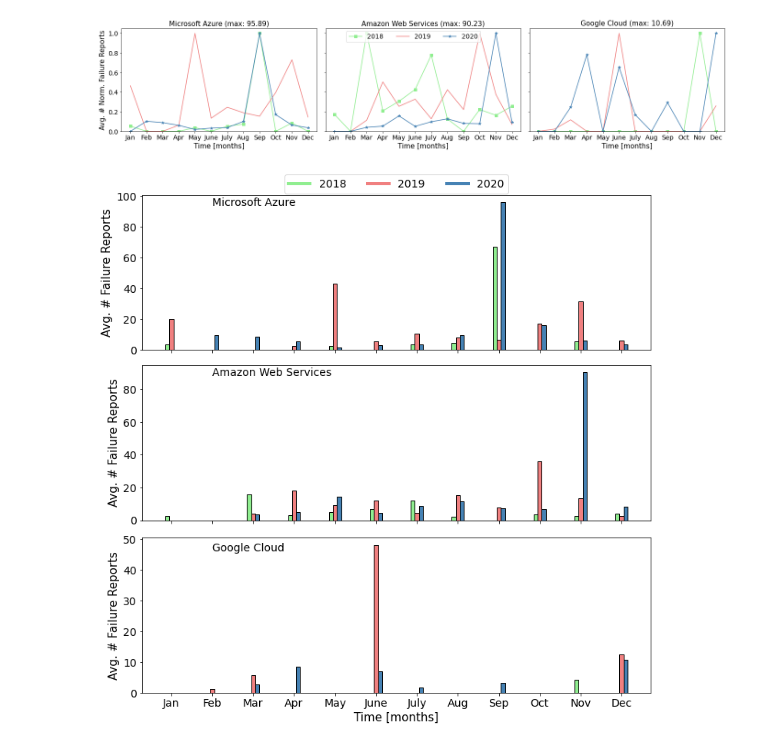
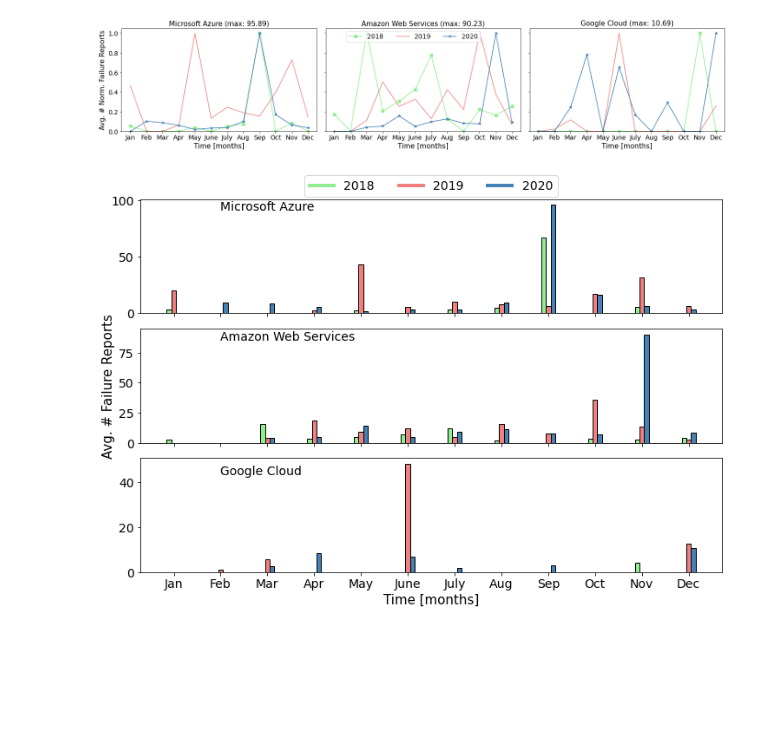
Before and after one commit to CetinMehmet/cloud-failure-characterization, a Jupyter notebook: down-detector/scripts/user_report_count_analysis.ipynb, the cells around one changed output. Drawn from its saved outputs; the diff is of its cells as text; code cells hidden in the pictures; blank space fills up the shorter version.

```diff
--- a/down-detector/scripts/general_report_count_analysis.ipynb
+++ b/down-detector/scripts/user_report_count_analysis.ipynb
@@ -71,7 +55,7 @@ plt.savefig("./plots/general_report_count_dots.pdf", dpi=100)
 # %% [output]
 [figure]
 # %%
-colors = ["lightgreen", "lightcoral", "steelblue"]
+colors = ["steelblue", "lightcoral", "lightgreen"]
 providers = set(df["provider"].values)
 
 handles, labels = [], []
@@ -86,13 +70,13 @@ for i, service in enumerate(providers):
                       partial_grouped_df["count"].values,
                       c=colors[i],
                       label=service + " (average: " +  str(round(np.mean(partial_grouped_df["count"]), 2)) + ", max: " + str(np.max(partial_grouped_df["count"])) +  ")",
-                      s=10,marker='s')
+                      s=30, marker='s')
     else:
          ax[i].scatter(partial_grouped_df["day"].values,
                   partial_grouped_df["count"].values,
                   c=colors[i],
                   label=service + " (" +  str(round(np.mean(partial_grouped_df["count"].values), 2)) + ", " + str(np.max(partial_grouped_df["count"])) + ")",
-                  s=10,marker='s')
+                  s=30, marker='s')
 
     ax[1].set_ylabel("Total # Failure Reports", fontsize=16)
     ax[1].yaxis.set_label_coords(-0.06, 0.55)
@@ -102,7 +86,7 @@ for i, service in enumerate(providers):
 
     if i == 2:
         ax[i].set_ylim(0, 14000)
-        ax[i].legend(fontsize=14, loc="center left", markerscale=1)
+        ax[i].legend(fontsize=14, loc="center left", markerscale=2)
         ax[i].set_xlabel("Date", fontsize=16)
     else:
         ax[i].set_ylim(0, )
@@ -122,7 +106,7 @@ See the caveats in the documentation: https://pandas.pydata.org/pandas-docs/stab
 DAY = 24
 MID_DAY = int(DAY / 2)
 WEEK = 7 * DAY
-colors = ["lightgreen", "lightcoral", "steelblue"]
+colors = ["lightgreen", "steelblue", "lightcoral"]
 
 providers = df["provider"].unique()
 fig, ax = plt.subplots(1, 3, figsize=(16, 4), constrained_layout=True)
@@ -148,7 +132,7 @@ plt.savefig("./plots/weekly_total_num_failure_reports.pdf", dpi=100)
 DAY = 24
 MID_DAY = int(DAY / 2)
 WEEK = 7 * DAY
-colors = ["lightgreen", "lightcoral", "steelblue"]
+colors = ["lightgreen", "steelblue", "lightcoral"]
 
 providers = df["provider"].unique()
 fig, ax = plt.subplots(1, 3, figsize=(14, 4), constrained_layout=True, sharey=True)
@@ -167,6 +151,7 @@ for i, vendor in enumerate(providers):
     ax[i].legend(loc='center', bbox_to_anchor=(0.5, 1.07), ncol=1, fontsize=14)
     ax[i].set_xticks([tick for tick in range(MID_DAY-1, WEEK, DAY)])
     ax[i].set_xticklabels(["Mon", "Tue", "Wed", "Thu", "Fri", "Sat", "Sun"], fontsize=14)
+
     xcoords = [0] + [xcoord for xcoord in range(23, WEEK, DAY)]
     for xc in xcoords:
         ax[i].axvline(x=xc, color="gray", lw=0.5)
@@ -297,7 +282,7 @@ years = df["year"].unique()
 bar_w = 0.1
 colors = ["lightgreen", "lightcoral", "steelblue"]
 providers = df["provider"].unique()
-fig, ax = plt.subplots(3, 1, figsize=(10, 10), constrained_layout=True)
+fig, ax = plt.subplots(3, 1, figsize=(10, 7), constrained_layout=True)
 for i, vendor in enumerate(providers):
 
     bar_locs = []
@@ -323,34 +308,34 @@ for i, vendor in enumerate(providers):
             df_m = dfi[dfi["month"] == m]
             df_months.append(df_m)
 
         bar_locs.extend([idx - bar_w, idx, idx + bar_w])
         bar_heights.extend([df_months[0]['count_sum'].values[0], df_months[1]['count_sum'].values[0], df_months[2]['count_sum'].values[0]])
 
     ax[i].bar(
          x=bar_locs,
          height=bar_heights,
          width=bar_w,
          align='center',
          color=colors * int(len(bar_heights) / 3),
          edgecolor='black'
     )
 
     ax[i].set_ylim(0, )
     if i != len(providers) - 1:
         ax[i].set_xticklabels([])
 
-    ax[0].legend(custom_lines, ['2018', '2019', '2020'], ncol=3, loc='center', bbox_to_anchor=(0.5, 1.07), fontsize=14)
-    ax[i].set_ylabel("Avg. # Failure Reports", fontsize=15)
+    ax[0].legend(custom_lines, ['2018', '2019', '2020'], ncol=3, loc='center', bbox_to_anchor=(0.5, 1.12), fontsize=14)
+    ax[1].set_ylabel("Avg. # Failure Reports", fontsize=15)
     ax[2].set_xlabel("Time [months]", fontsize=15)
     ax[i].tick_params(axis='both', labelsize=14)
-    ax[i].text(x=1, y=max(bar_heights)-2, s=vendor, fontsize=14)
+    ax[i].text(x=1, y=max(bar_heights)-5, s=vendor, fontsize=14)
     ax[i].set_xticks([month for month in range(0, 12)])
     ax[2].set_xticklabels(["Jan", "Feb", "Mar", "Apr", "May", "June", "July", "Aug", "Sep", "Oct", "Nov", "Dec"], fontsize=14)
 
 
     bar_locs = []
     bar_heights = []
 
 plt.savefig(project_dir + "/plots/monthly_yearly_avg_num_failure_reports_barplots.pdf", dpi=100)
 # %% [output]
-[figure, old version]
+[figure, new version]
```
Also changed, not shown: parts of 4 cells of this notebook, 21 other files.
